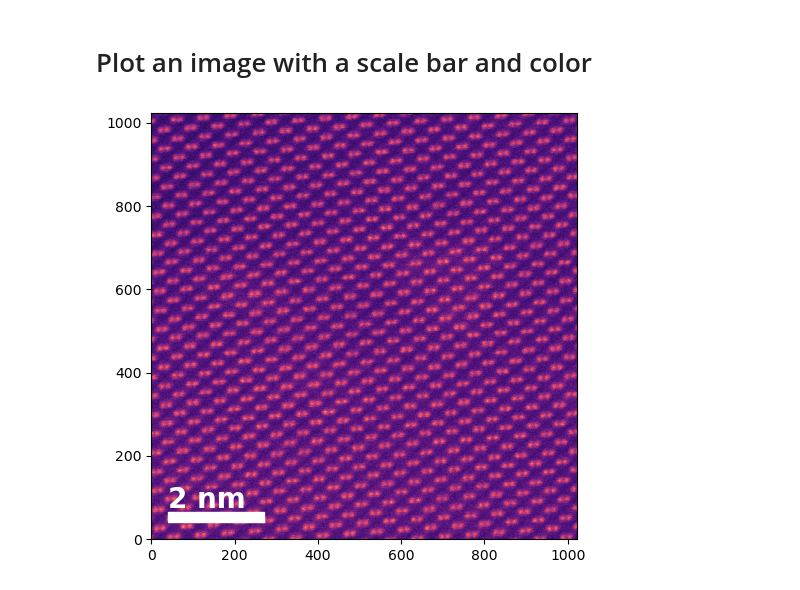
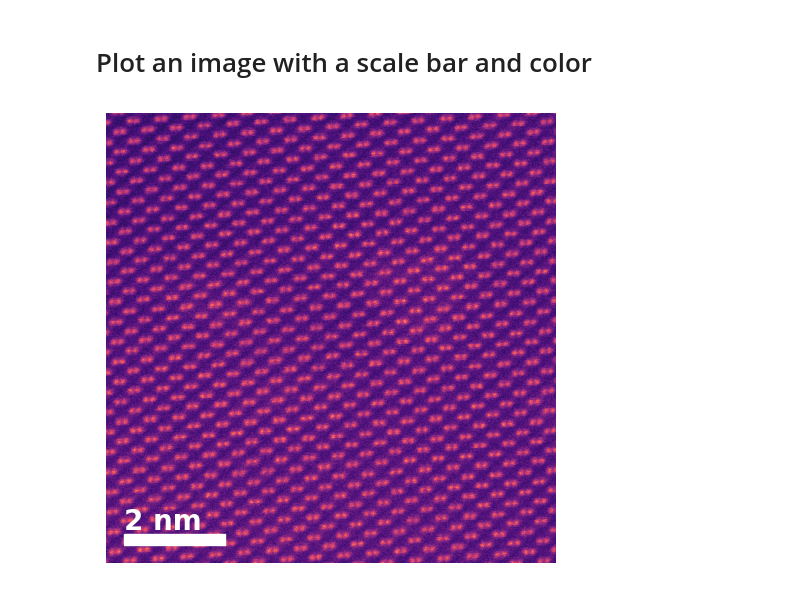
Before and after one commit to ercius/openNCEM, a Jupyter notebook: ncempy/notebooks/loading_data_examples.ipynb, the cells around one changed output. Drawn from its saved outputs; the diff is of its cells as text; code cells hidden in the pictures.

```diff
--- a/ncempy/notebooks/loading_data_examples.ipynb
+++ b/ncempy/notebooks/loading_data_examples.ipynb
@@ -143,26 +143,26 @@ dwellTime
 # %%
 from matplotlib.patches import Rectangle
 
 # Load the data
 ser0 = ncempy.read(directory_path / ser_file)
 image0 = ser0['data'][0,:,:] # extract 1 image from the series
 
 # Plot the image data
 fg, ax = plt.subplots(1,1)
 axim = ax.imshow(image0, origin='lower', cmap='magma')
-# ax.axis('off')
+ax.axis('off')
 
 # Users can change the size, height, and position
 scale_length = 2 # scale bar length (nm)
 scale_height = 25 # height of the scale bar rectangle (pixels)
 scale_position = (40, 40) # position of the scale bar on the image from lower left corner
 
 scale_pixels = scale_length/(ser0['pixelSize'][0]*1e9)
 scale_rectangle = Rectangle(scale_position,scale_length/(ser0['pixelSize'][0]*1e9),scale_height,color='w')
 ax.add_patch(scale_rectangle)
 ax.text(scale_position[0], scale_position[1]+scale_height+10,f'{scale_length} nm',
         fontdict={'size':20,'weight':'bold','color':'w'})
 
 fg.tight_layout()
 # %% [output]
-[figure, old version]
+[figure, new version]
```
